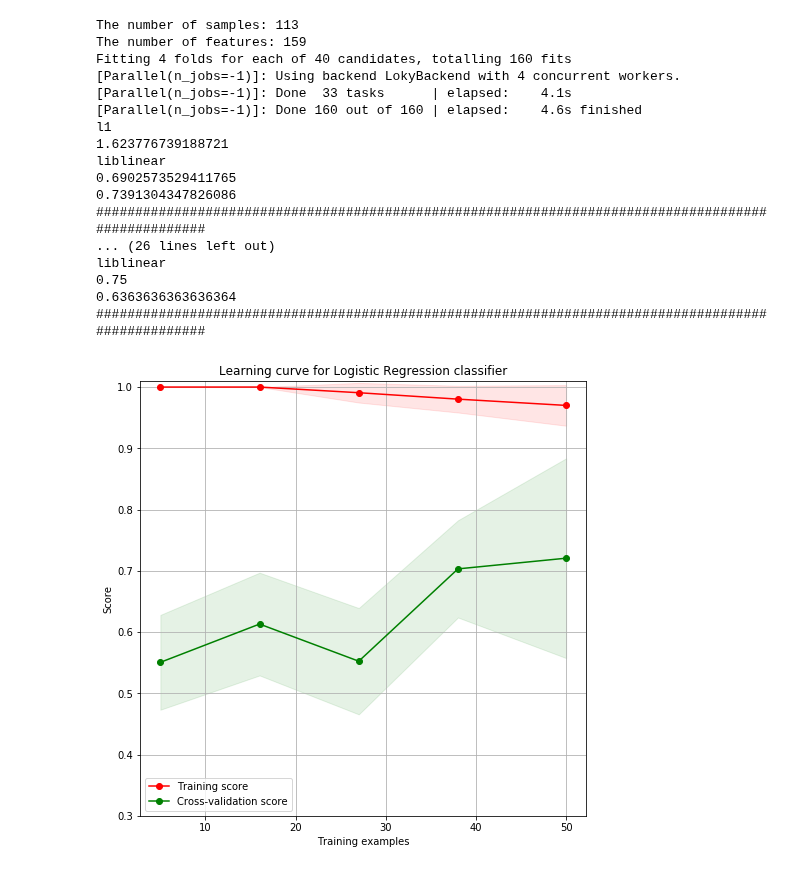
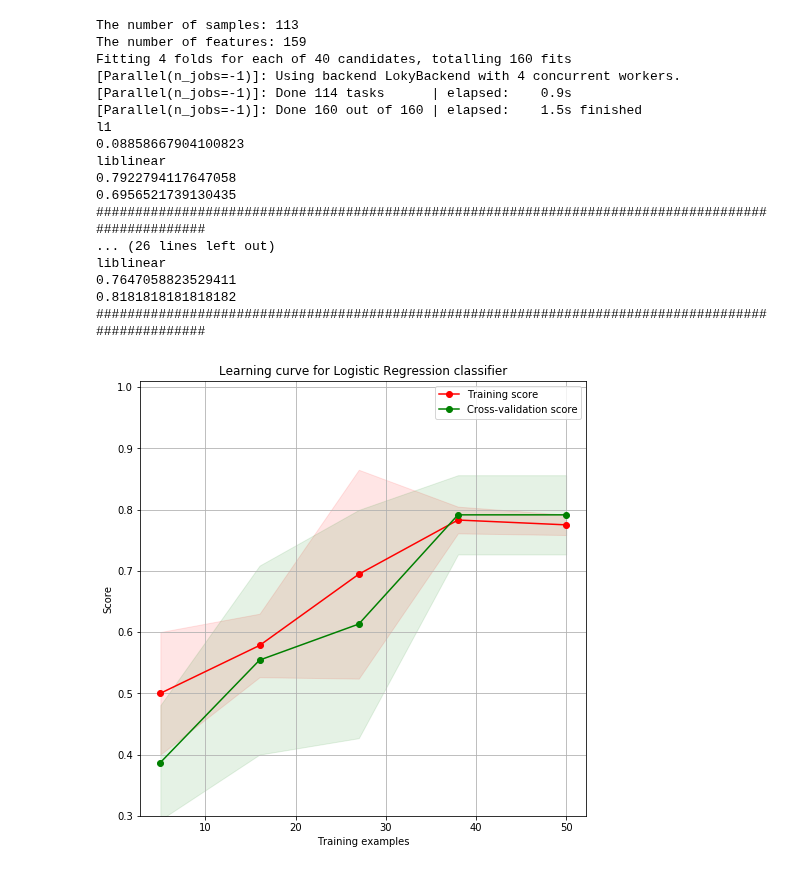
Before and after one commit to puckgroen/TM10007_PROJECT, a Jupyter notebook: Logistic_Regression.ipynb, the cells around one changed output. Drawn from its saved outputs; the diff is of its cells as text; code cells hidden in the pictures.

Commit message:
Univariate Feature selection added

```diff
--- a/Logistic_Regression.ipynb
+++ b/Logistic_Regression.ipynb
@@ -61,6 +62,35 @@ def data_preprocessing(X_train, y_train, X_validation, y_validation):
     X_validation_pca = pca.transform(X_validation_scaled)
 
     return X_train_pca, X_validation_pca
+# %%
+# Preprocessing function of Univariate Analysis
+
+def data_preprocessing_Uni(X_train, y_train, X_test, y_test):
+    '''Data preprocessing Univariate'''
+
+    # 1. Scaling
+    scaler = preprocessing.RobustScaler()
+    scaler.fit(X_train)
+    X_train_scaled = scaler.transform(X_train)
+    df_X_train_scaled = pd.DataFrame(X_train_scaled)
+    X_validation_scaled = scaler.transform(X_validation)
+    df_X_validation_scaled = pd.DataFrame(X_validation_scaled)
+
+    bestfeatures = SelectKBest(score_func=mutual_info_classif, k=10)
+    fit = bestfeatures.fit(df_X_train_scaled,y_train)
+    dfscores = pd.DataFrame(fit.scores_)
+    dfcolumns = pd.DataFrame(df_X_train_scaled.columns)
+    #concat two dataframes for better visualization
+    featureScores = pd.concat([dfcolumns,dfscores],axis=1)
+    featureScores.columns = ['Specs','Score']  #naming the dataframe columns
+    #print(featureScores.nlargest(10,'Score'))  #print 10 best features
+    best_features = featureScores.nlargest(10,'Score')['Specs']
+    #print(best_features)
+
+    df_X_train_features = df_X_train_scaled[best_features]
+    df_X_validation_features = df_X_validation_scaled[best_features]
+
+    return df_X_train_features, df_X_validation_features
 # %%
 # learning curve function
 
@@ -179,7 +209,7 @@ for training_index, validation_index in cv_4fold.split(split_X_train, split_y_tr
     X_train = split_X_train.iloc[training_index]
     y_train = split_y_train[training_index]
     #print(f'Validation size in current fold = {len(X_validation)}')
-    X_train_pca, X_validation_pca = data_preprocessing(X_train, y_train, X_validation, y_validation)
+    X_train_pca, X_validation_pca = data_preprocessing_Uni(X_train, y_train, X_validation, y_validation)
 
     # Hyperparameter tuning
     grid_param = {'penalty' : ['l1', 'l2'],
@@ -200,38 +230,38 @@ for training_index, validation_index in cv_4fold.split(split_X_train, split_y_tr
     print(best_result)
 
     # Classification with tuned hyperparameters
     clf_lr = LogisticRegression(penalty=penalty, C=C, solver=solver)
     clf_lr.fit(X_train_pca, y_train)
 
     # Calculate accuracy
     clf_lr_predictions=clf_lr.predict(X_validation_pca)
 
     accuracy=metrics.accuracy_score(y_validation, clf_lr_predictions)
     print(accuracy)
     print('#'*100)
 
     # Learning curve
     # Now use the classifiers on all datasets
     title = 'Learning curve for Logistic Regression classifier'
     fig = plt.figure(figsize=(8,8))
     ax = fig.add_subplot(111)
     plot_learning_curve(clf_lr, title, X_train_pca, y_train, ax, ylim=(0.3, 1.01), cv=cv_4fold)
 # %% [output]
 The number of samples: 113
 The number of features: 159
 Fitting 4 folds for each of 40 candidates, totalling 160 fits
 [Parallel(n_jobs=-1)]: Using backend LokyBackend with 4 concurrent workers.
-[Parallel(n_jobs=-1)]: Done  33 tasks      | elapsed:    4.1s
-[Parallel(n_jobs=-1)]: Done 160 out of 160 | elapsed:    4.6s finished
+[Parallel(n_jobs=-1)]: Done 114 tasks      | elapsed:    0.9s
+[Parallel(n_jobs=-1)]: Done 160 out of 160 | elapsed:    1.5s finished
 l1
-1.623776739188721
+0.08858667904100823
 liblinear
-0.6902573529411765
-0.7391304347826086
+0.7922794117647058
+0.6956521739130435
 ####################################################################################################
 ... (26 lines left out)
 liblinear
-0.75
-0.6363636363636364
+0.7647058823529411
+0.8181818181818182
 ####################################################################################################
-[figure, old version]
+[figure, new version]
```
Also changed, not shown: parts of 3 cells of this notebook.
